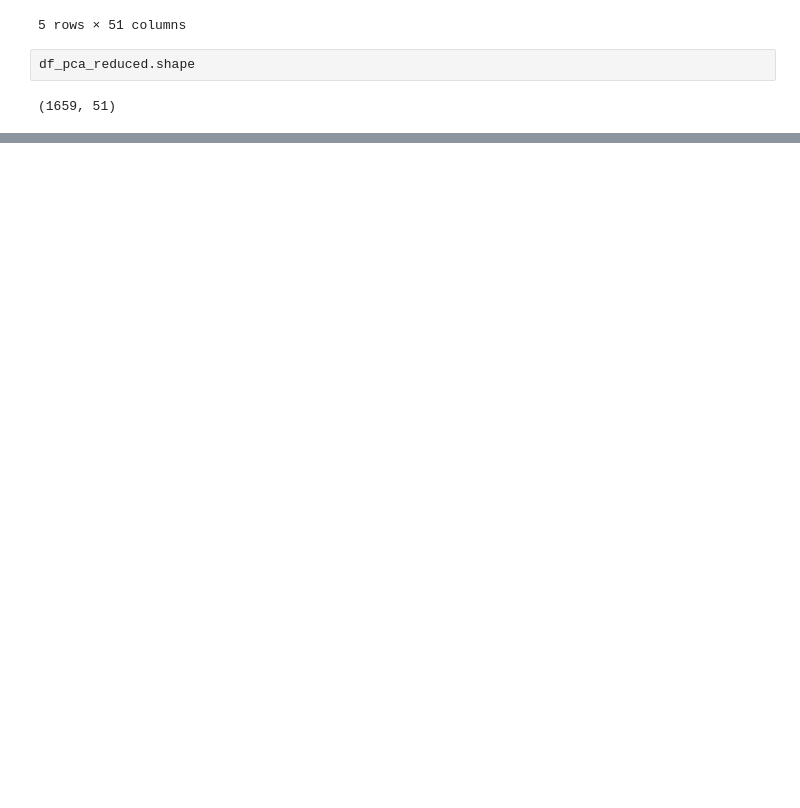
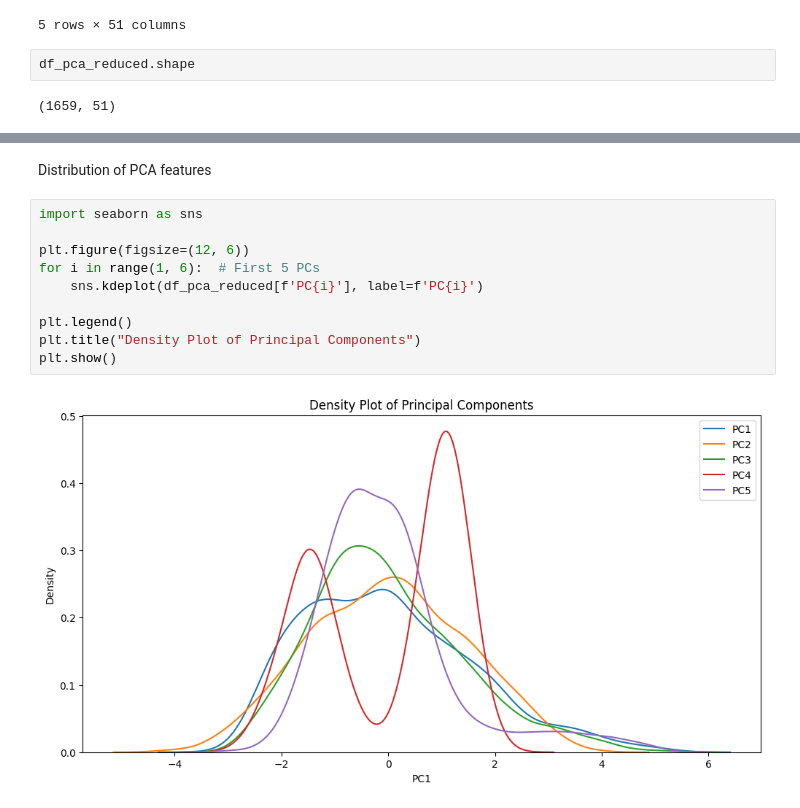
Before and after one commit to GloriaMoraaRiechi/Spring-2025, a Jupyter notebook: ckd_analysis.ipynb, the cells around one changed output, grey strips where cells are left out. Drawn from its saved outputs; the diff is of its cells as text; blank space fills up the shorter version.

```diff
--- a/ckd_analysis.ipynb
+++ b/ckd_analysis.ipynb
@@ -750,0 +795,14 @@ df_pca_reduced.shape
+# %% [markdown]
+Distribution of PCA features
+# %%
+import seaborn as sns
+
+plt.figure(figsize=(12, 6))
+for i in range(1, 6):  # First 5 PCs
+    sns.kdeplot(df_pca_reduced[f'PC{i}'], label=f'PC{i}')
+
+plt.legend()
+plt.title("Density Plot of Principal Components")
+plt.show()
+# %% [output]
+[figure, added]
```
Also changed, not shown: parts of 49 cells of this notebook.
